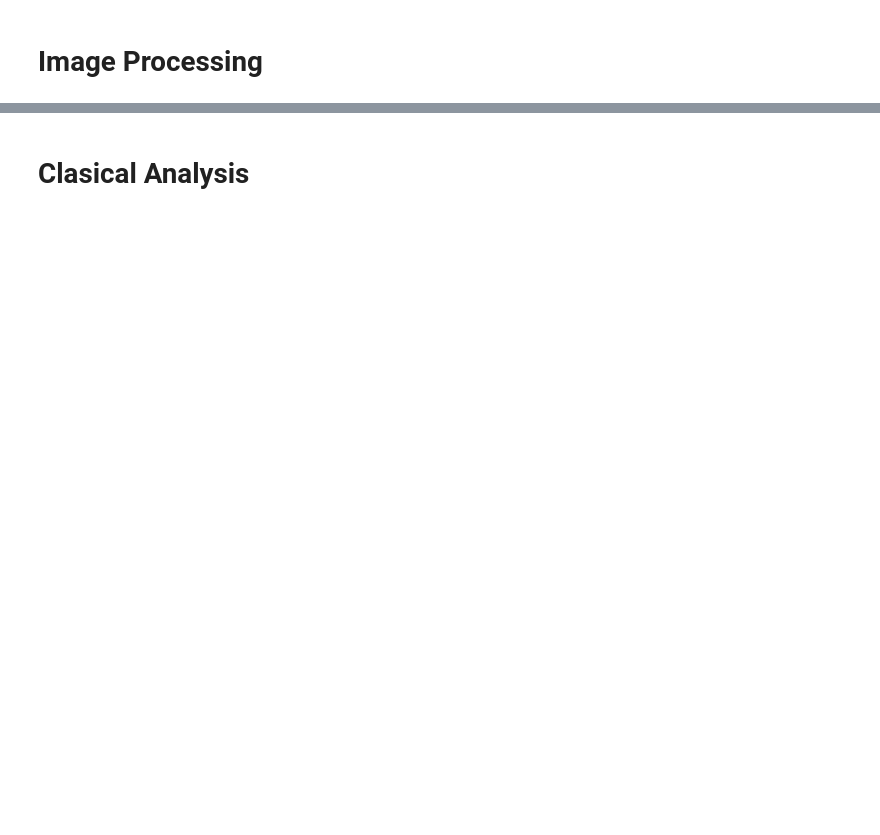
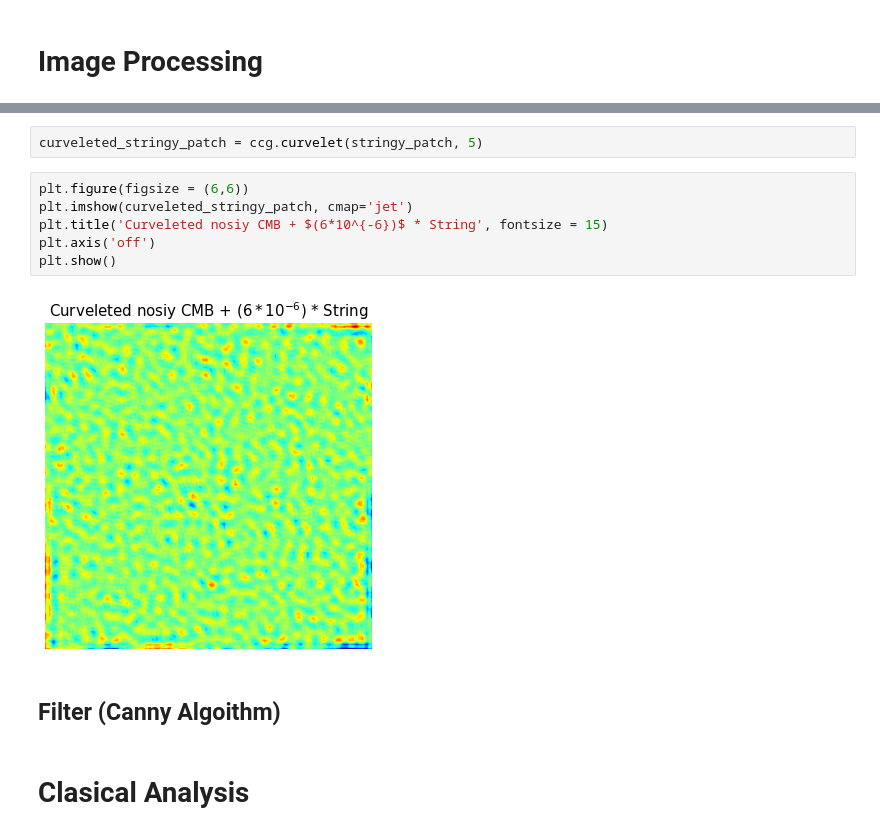
Before and after one commit to halehhajizadeh/PlanckGBM, a Jupyter notebook: CosmicString.ipynb, the cells around one changed output, grey strips where cells are left out. Cells and saved outputs as stored; diff of their text form; blank space fills up the shorter version.

```diff
--- a/CosmicString.ipynb
+++ b/CosmicString.ipynb
@@ -357,2 +360,14 @@ plt.show()
+# %%
+curveleted_stringy_patch = ccg.curvelet(stringy_patch, 5)
+# %%
+plt.figure(figsize = (6,6))
+plt.imshow(curveleted_stringy_patch, cmap='jet')
+plt.title('Curveleted nosiy CMB + $(6*10^{-6})$ * String', fontsize = 15)
+plt.axis('off')
+plt.show()
+# %% [output]
+[figure, added]
+# %% [markdown]
+## Filter (Canny Algoithm)
 # %% [markdown]
 # Clasical Analysis
```
Also changed, not shown: parts of 2 cells of this notebook.
